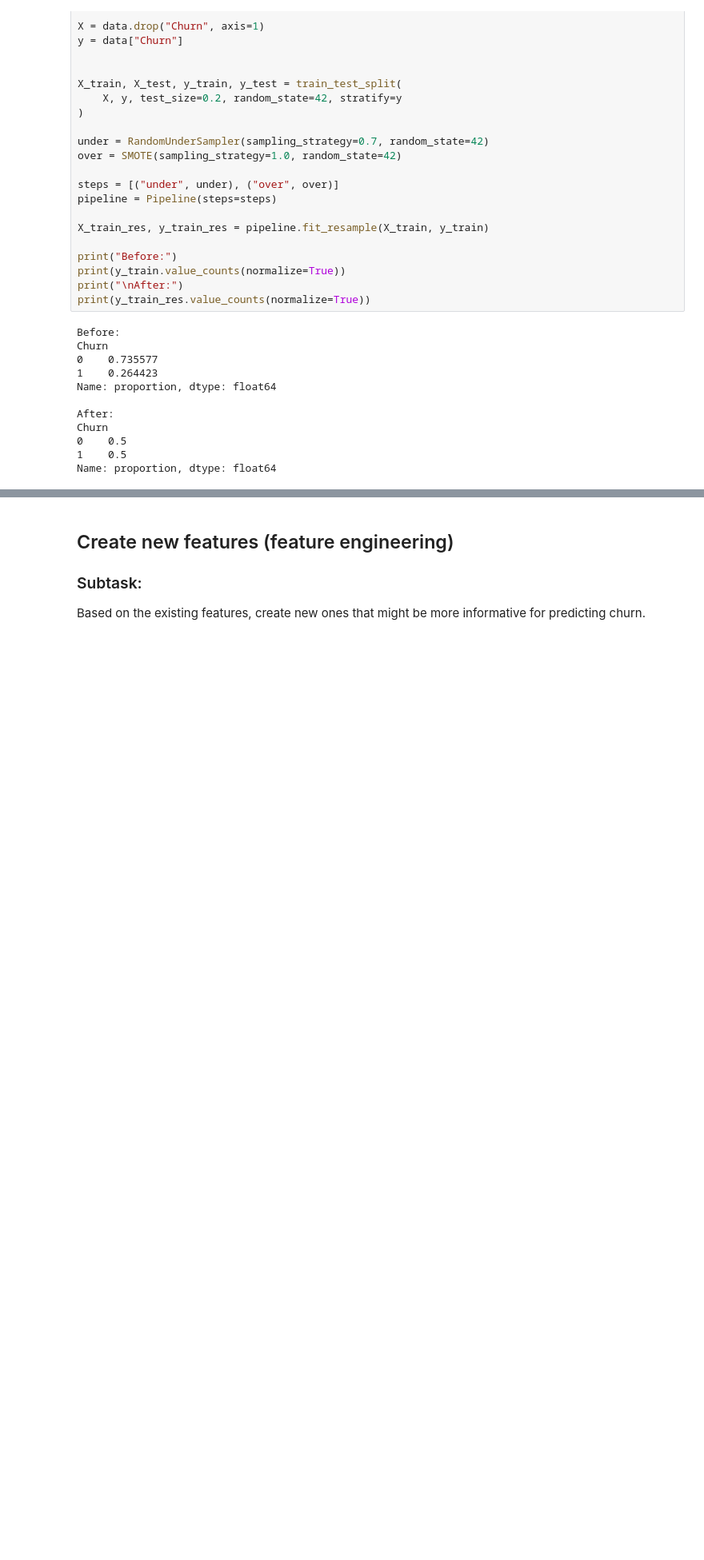
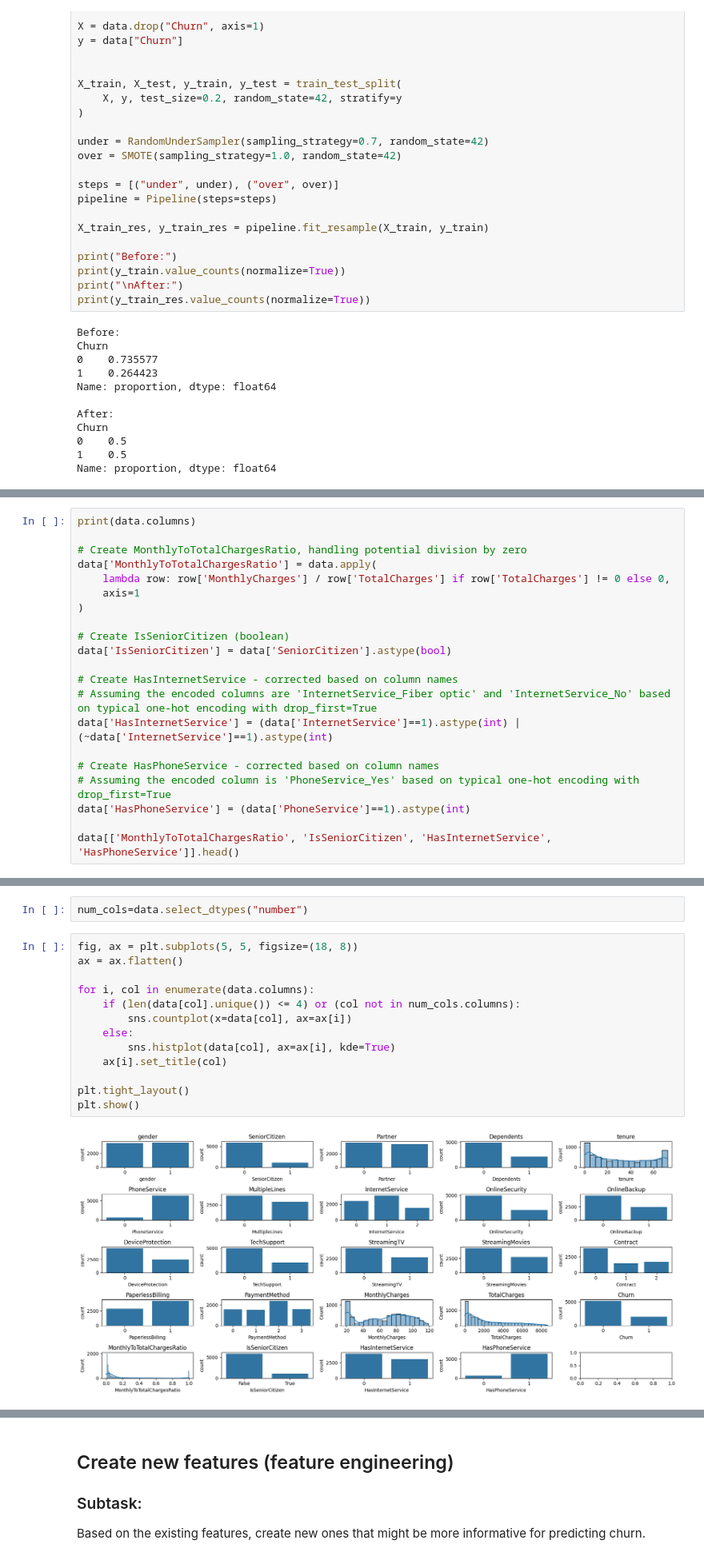
Before and after one commit to mazenmohammed079/GTC-Customer-Churn-Prediction, a Jupyter notebook: Data_Preparation.ipynb, the cells around one changed output, grey strips where cells are left out. Shown at 80% size. Cells and saved outputs as stored; diff of their text form; blank space fills up the shorter version.

```diff
--- a/Data_Preparation.ipynb
+++ b/Data_Preparation.ipynb
@@ -227,0 +259,21 @@ Name: proportion, dtype: float64
+# %%
+print(data.columns)
+
+# Create MonthlyToTotalChargesRatio, handling potential division by zero
+data['MonthlyToTotalChargesRatio'] = data.apply(
+    lambda row: row['MonthlyCharges'] / row['TotalCharges'] if row['TotalCharges'] != 0 else 0,
+    axis=1
+)
+
+# Create IsSeniorCitizen (boolean)
+data['IsSeniorCitizen'] = data['SeniorCitizen'].astype(bool)
+
+# Create HasInternetService - corrected based on column names
+# Assuming the encoded columns are 'InternetService_Fiber optic' and 'InternetService_No' based on typical one-hot encoding with drop_first=True
+data['HasInternetService'] = (data['InternetService']==1).astype(int) | (~data['InternetService']==1).astype(int)
+
+# Create HasPhoneService - corrected based on column names
+# Assuming the encoded column is 'PhoneService_Yes' based on typical one-hot encoding with drop_first=True
+data['HasPhoneService'] = (data['PhoneService']==1).astype(int)
+
+data[['MonthlyToTotalChargesRatio', 'IsSeniorCitizen', 'HasInternetService', 'HasPhoneService']].head()
@@ -227,0 +294,17 @@ Name: proportion, dtype: float64
+# %%
+num_cols=data.select_dtypes("number")
+# %%
+fig, ax = plt.subplots(5, 5, figsize=(18, 8))
+ax = ax.flatten()
+
+for i, col in enumerate(data.columns):
+    if (len(data[col].unique()) <= 4) or (col not in num_cols.columns):
+        sns.countplot(x=data[col], ax=ax[i])
+    else:
+        sns.histplot(data[col], ax=ax[i], kde=True)
+    ax[i].set_title(col)
+
+plt.tight_layout()
+plt.show()
+# %% [output]
+[figure, added]
```
Also changed, not shown: parts of 58 cells of this notebook.
